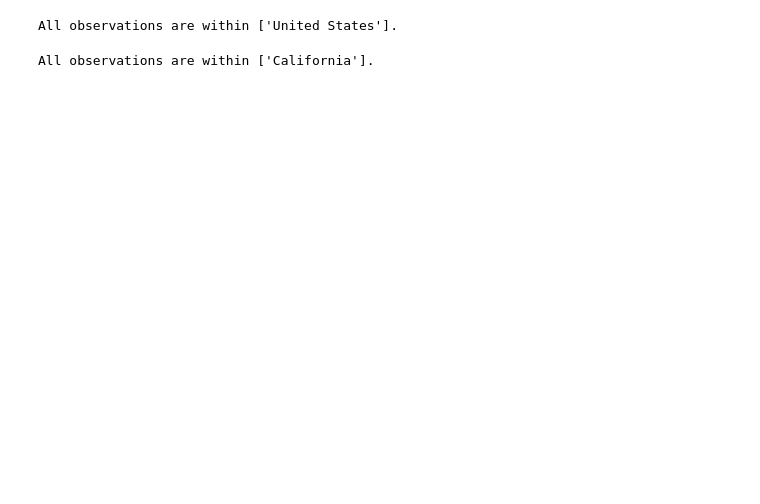
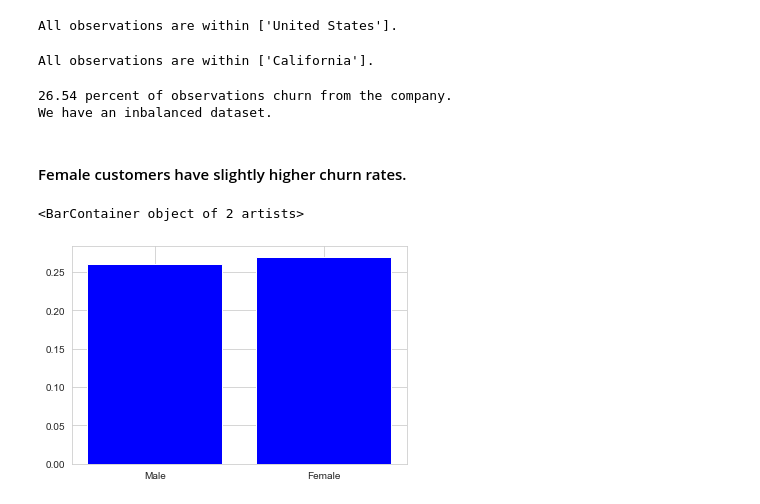
Before and after one commit to xushuo0/Telco, a Jupyter notebook: Telco Project.ipynb, the cells around one changed output. Cells and saved outputs as stored; diff of their text form; code cells hidden in the pictures; blank space fills up the shorter version.

```diff
--- a/Telco Project.ipynb
+++ b/Telco Project.ipynb
@@ -50,3 +52,33 @@ All observations are within ['United States'].
 print("All observations are within {}.".format(df.State.unique()))
 # %% [output]
 All observations are within ['California'].
+# %%
+Total_Churn_Rate = round(df['Churn Value'].value_counts()[1]/(df['Churn Value'].value_counts()[0]+df['Churn Value'].value_counts()[1])*100,2)
+print("{} percent of observations churn from the company.".format(Total_Churn_Rate))
+print("We have an inbalanced dataset.")
+# %% [output]
+26.54 percent of observations churn from the company.
+We have an inbalanced dataset.
+# %%
+def Churn_Rate_By_Sector(sector):
+    sector_dictionary = {}
+    sector_list = [x for x in df[sector].unique()]
+    for s in sector_list:
+        value_counts = df[df[sector]==s]['Churn Value'].value_counts()
+        if len(value_counts) == 2:
+            churn = value_counts[1]
+            not_churn = value_counts[0]
+        else:
+            value_counts
+
+        rate = round(churn/(churn+not_churn),2)
+        sector_dictionary[s] = rate
+    return sector_dictionary
+# %% [markdown]
+#### Female customers have slightly higher churn rates.
+# %%
+myDictionary = Churn_Rate_By_Sector('Gender')
+plt.bar(myDictionary.keys(), myDictionary.values(), color='blue')
+# %% [output]
+<BarContainer object of 2 artists>
+[figure, added]
```
Also changed, not shown: parts of 20 cells of this notebook.
